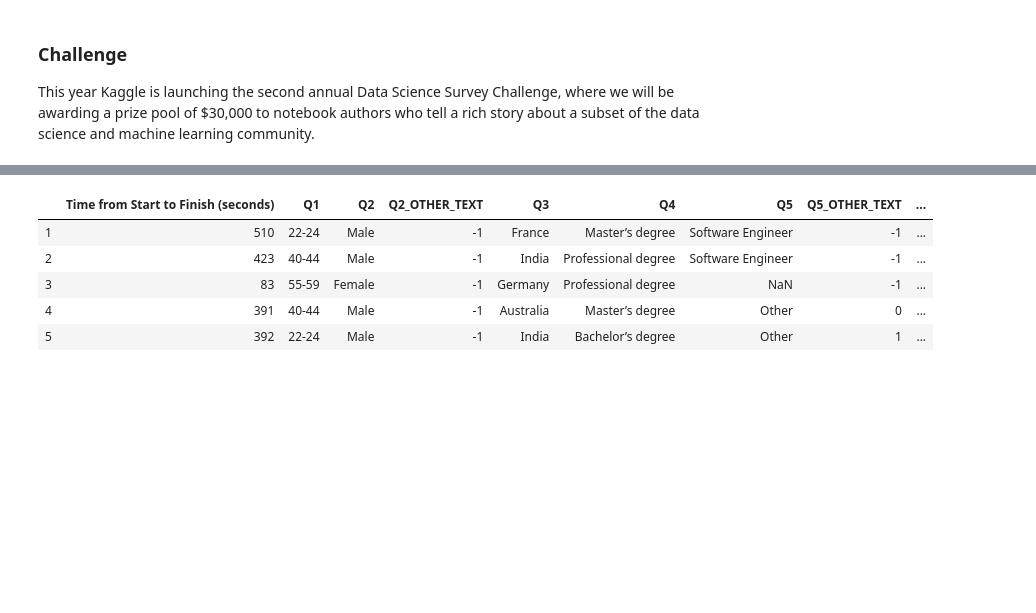
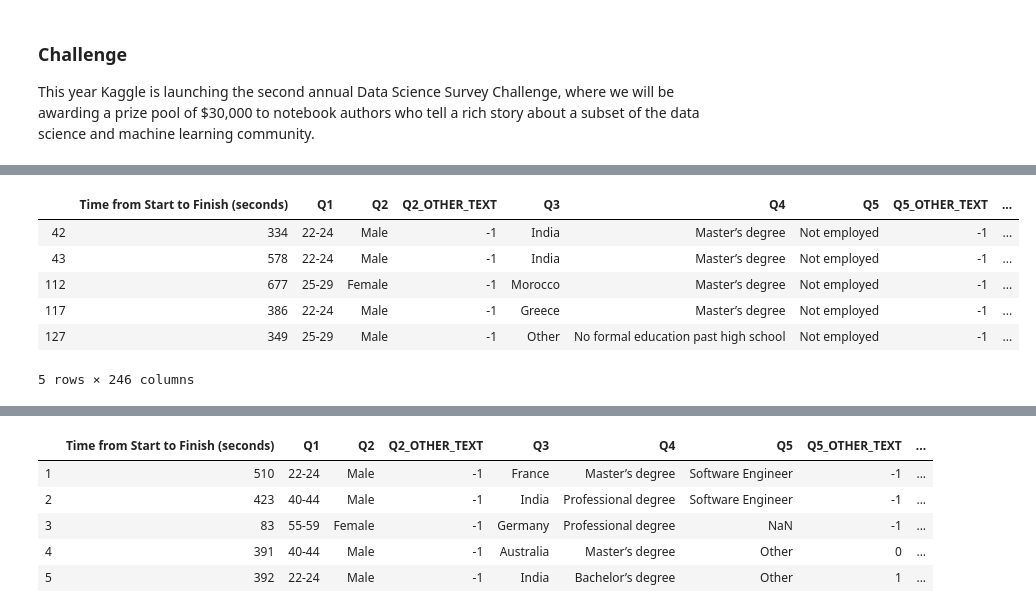
Before and after one commit to piszewc/python-deep-learning-data-science, a Jupyter notebook: Kaggle/Kaggle Survey.ipynb, the cells around one changed output, grey strips where cells are left out. Saved outputs shown, nothing was run; the diff lists cells and outputs as text; code cells hidden in the pictures; blank space fills up the shorter version.

```diff
--- a/Kaggle/Kaggle Survey.ipynb
+++ b/Kaggle/Kaggle Survey.ipynb
@@ -12,0 +26,11 @@ Columns (0,3,7,19,34,47,49,50,51,52,53,54,68,81,94,96,109,115,130,139,147,154,16
+# %%
+unemp = dataset[dataset['Q5'].isin(["Not employed"])]
+unemp.head()
+# %% [output]
+|  | Time from Start to Finish (seconds) | Q1 | Q2 | Q2_OTHER_TEXT | Q3 | Q4 | Q5 | Q5_OTHER_TEXT | ... |
+| 42 | 334 | 22-24 | Male | -1 | India | Master’s degree | Not employed | -1 | ... |
+| 43 | 578 | 22-24 | Male | -1 | India | Master’s degree | Not employed | -1 | ... |
+| 112 | 677 | 25-29 | Female | -1 | Morocco | Master’s degree | Not employed | -1 | ... |
+| 117 | 386 | 22-24 | Male | -1 | Greece | Master’s degree | Not employed | -1 | ... |
+| 127 | 349 | 25-29 | Male | -1 | Other | No formal education past high school | Not employed | -1 | ... |
+5 rows × 246 columns
```
Also changed, not shown: parts of 5 cells of this notebook.
